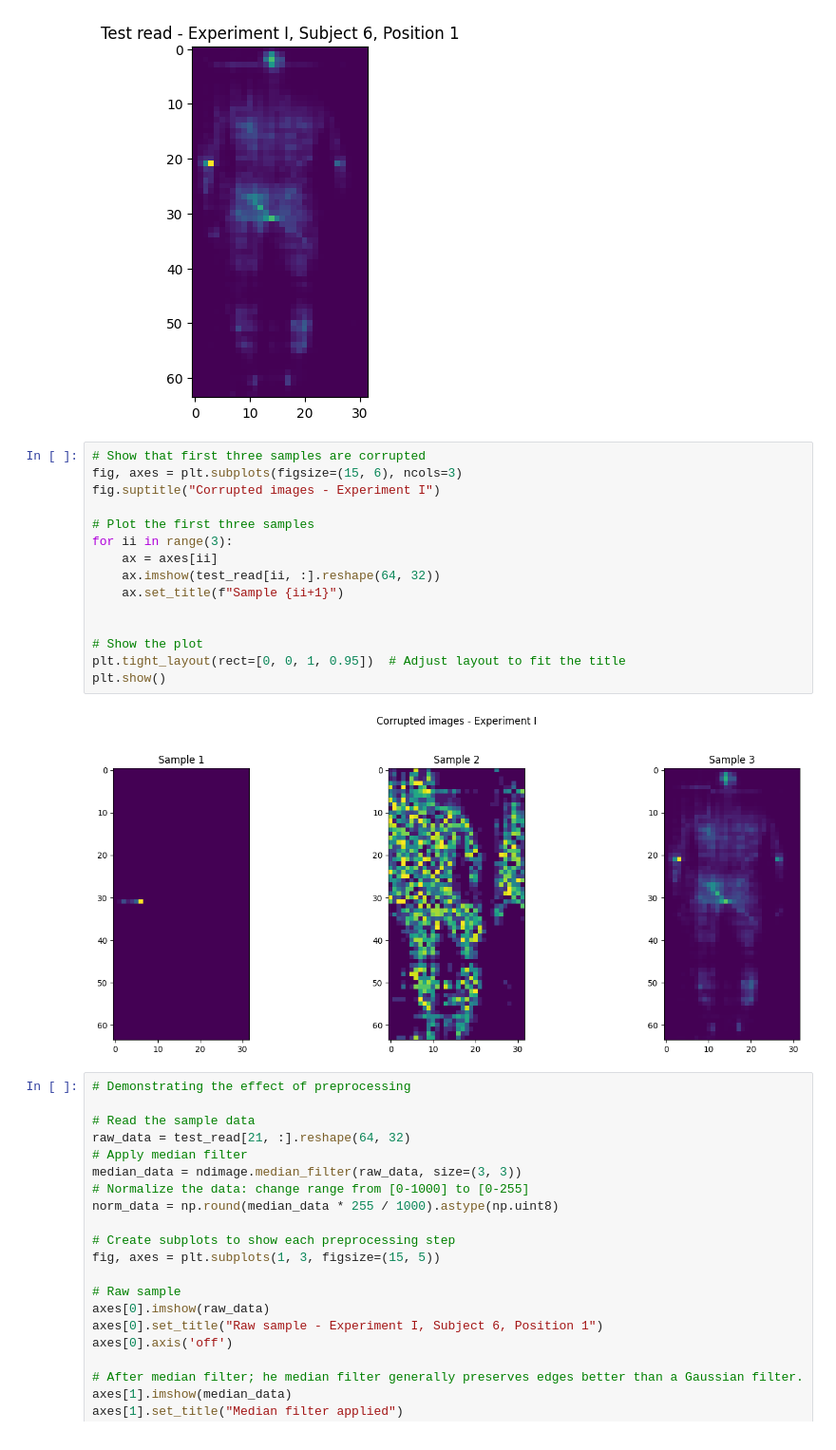
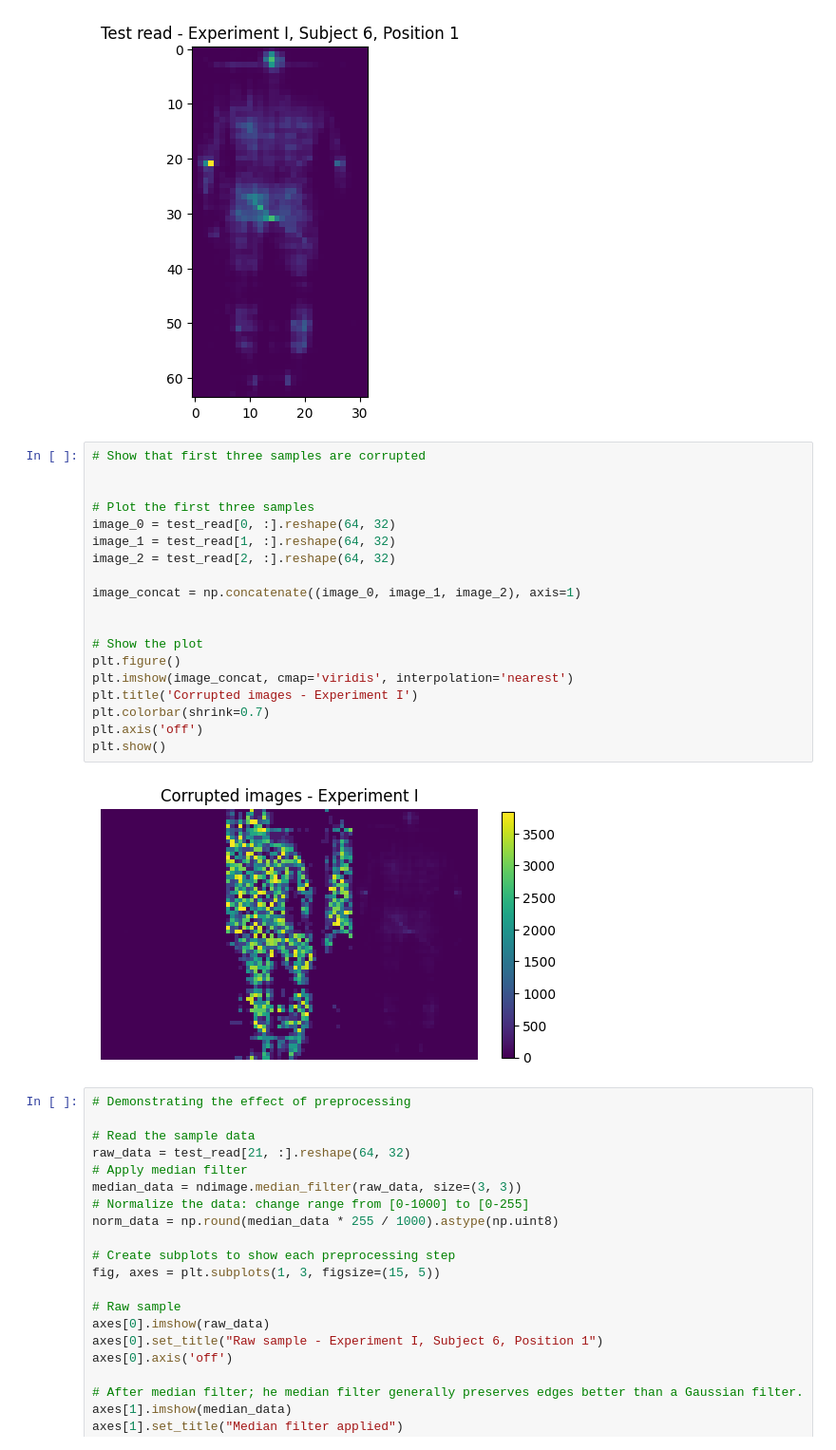
Before and after one commit to sofiapopetrogu/HDA, a Jupyter notebook: hda_project_new.ipynb, the cells around one changed output. Shown at 95% size. Saved outputs shown, nothing was run; the diff lists cells and outputs as text.

Commit message:
concat corrupted images

```diff
--- a/hda_project_new.ipynb
+++ b/hda_project_new.ipynb
@@ -144,23 +151,27 @@ plt.imshow(test_read[21,:].reshape(64, 32)) # 22nd sample
 plt.show()
 # %% [output]
 [figure]
-# %%
-# Show that first three samples are corrupted
-fig, axes = plt.subplots(figsize=(15, 6), ncols=3)
-fig.suptitle("Corrupted images - Experiment I")
-
-# Plot the first three samples
-for ii in range(3):
-    ax = axes[ii]
-    ax.imshow(test_read[ii, :].reshape(64, 32))
-    ax.set_title(f"Sample {ii+1}")
-
-
-# Show the plot
-plt.tight_layout(rect=[0, 0, 1, 0.95])  # Adjust layout to fit the title
-plt.show()
-# %% [output]
-[figure, removed]
+# %%
+# Show that first three samples are corrupted
+
+
+# Plot the first three samples
+image_0 = test_read[0, :].reshape(64, 32)
+image_1 = test_read[1, :].reshape(64, 32)
+image_2 = test_read[2, :].reshape(64, 32)
+
+image_concat = np.concatenate((image_0, image_1, image_2), axis=1)
+
+
+# Show the plot
+plt.figure()
+plt.imshow(image_concat, cmap='viridis', interpolation='nearest')
+plt.title('Corrupted images - Experiment I')
+plt.colorbar(shrink=0.7)
+plt.axis('off')
+plt.show()
+# %% [output]
+[figure, added]
 # %%
 # Demonstrating the effect of preprocessing
 
```
Also changed, not shown: parts of 1 cell of this notebook.
